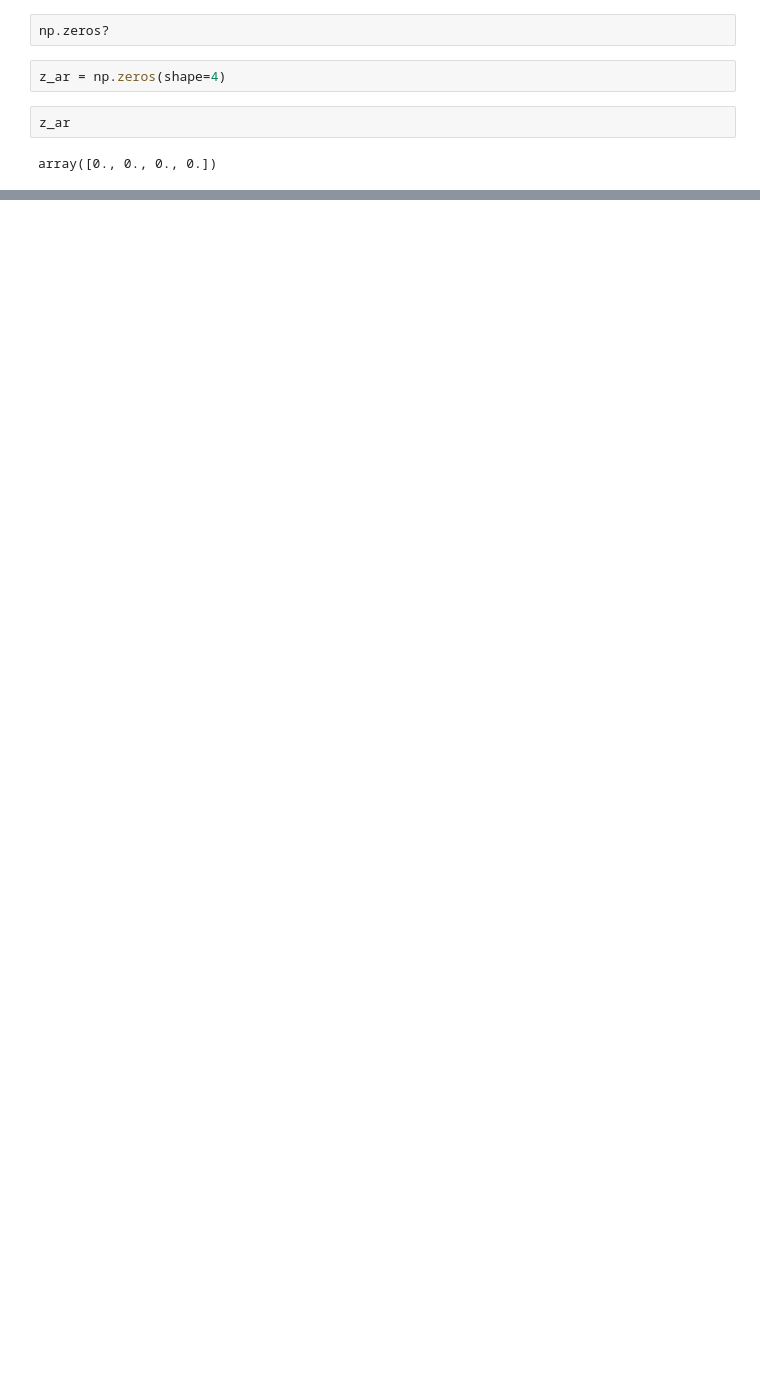
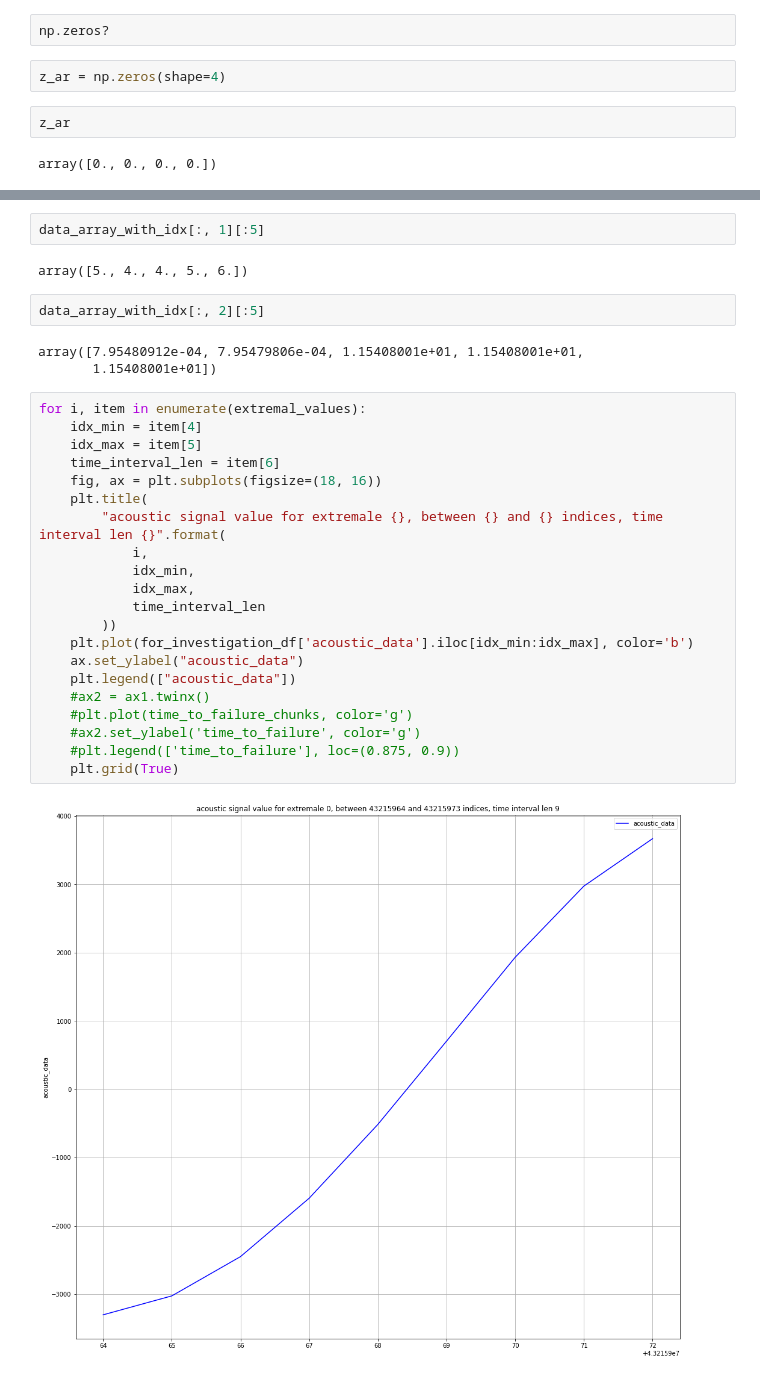
Before and after one commit to contemplat0r/LANL_Earthquake_Prediction, a Jupyter notebook: lanl-data-investigation-and-learn.ipynb, the cells around one changed output, grey strips where cells are left out. Drawn from its saved outputs; the diff is of its cells as text; blank space fills up the shorter version.

Commit message:
Investigation and exploring data continue

```diff
--- a/lanl-data-investigation-and-learn.ipynb
+++ b/lanl-data-investigation-and-learn.ipynb
@@ -501,0 +609,32 @@ array([0., 0., 0., 0.])
+# %%
+data_array_with_idx[:, 1][:5]
+# %% [output]
+array([5., 4., 4., 5., 6.])
+# %%
+data_array_with_idx[:, 2][:5]
+# %% [output]
+array([7.95480912e-04, 7.95479806e-04, 1.15408001e+01, 1.15408001e+01,
+       1.15408001e+01])
+# %%
+for i, item in enumerate(extremal_values):
+    idx_min = item[4]
+    idx_max = item[5]
+    time_interval_len = item[6]
+    fig, ax = plt.subplots(figsize=(18, 16))
+    plt.title(
+        "acoustic signal value for extremale {}, between {} and {} indices, time interval len {}".format(
+            i,
+            idx_min,
+            idx_max,
+            time_interval_len
+        ))
+    plt.plot(for_investigation_df['acoustic_data'].iloc[idx_min:idx_max], color='b')
+    ax.set_ylabel("acoustic_data")
+    plt.legend(["acoustic_data"])
+    #ax2 = ax1.twinx()
+    #plt.plot(time_to_failure_chunks, color='g')
+    #ax2.set_ylabel('time_to_failure', color='g')
+    #plt.legend(['time_to_failure'], loc=(0.875, 0.9))
+    plt.grid(True)
+# %% [output]
+[figure, added]
```
Also changed, not shown: parts of 14 cells of this notebook.
